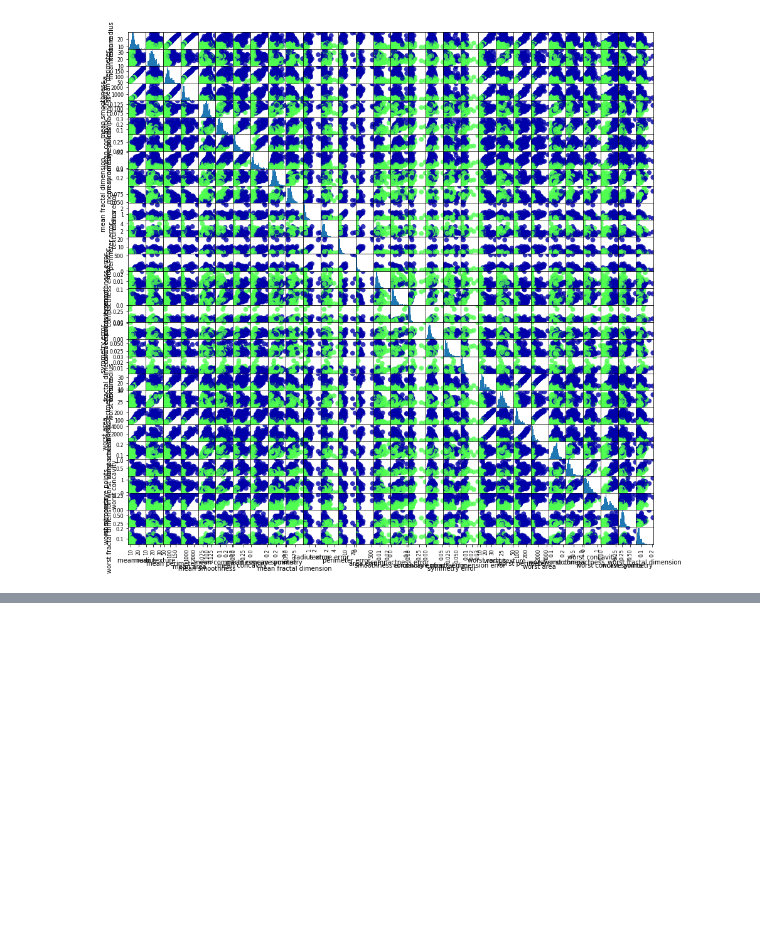
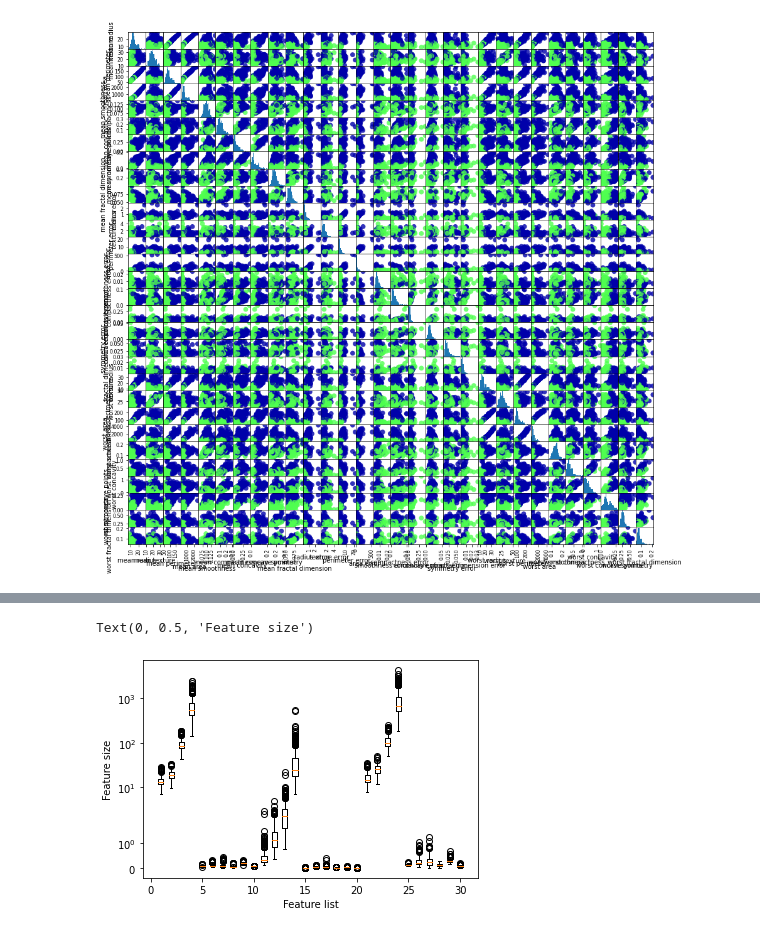
Before and after one commit to Homericgalley/Machine_Learning, a Jupyter notebook: 7주차_Logistic_Regression.ipynb, the cells around one changed output, grey strips where cells are left out. Saved outputs shown, nothing was run; the diff lists cells and outputs as text; code cells hidden in the pictures; blank space fills up the shorter version.

```diff
--- a/7주차_Logistic_Regression.ipynb
+++ b/7주차_Logistic_Regression.ipynb
@@ -322,0 +326,9 @@ array([[<matplotlib.axes._subplots.AxesSubplot object at 0x...>,
+# %%
+import matplotlib.pyplot as plt
+plt.boxplot(X_train, manage_ticks=False)
+plt.yscale("symlog")
+plt.xlabel("Feature list")
+plt.ylabel("Feature size")
+# %% [output]
+Text(0, 0.5, 'Feature size')
+[figure, added]
```
Also changed, not shown: parts of 3 cells of this notebook.
